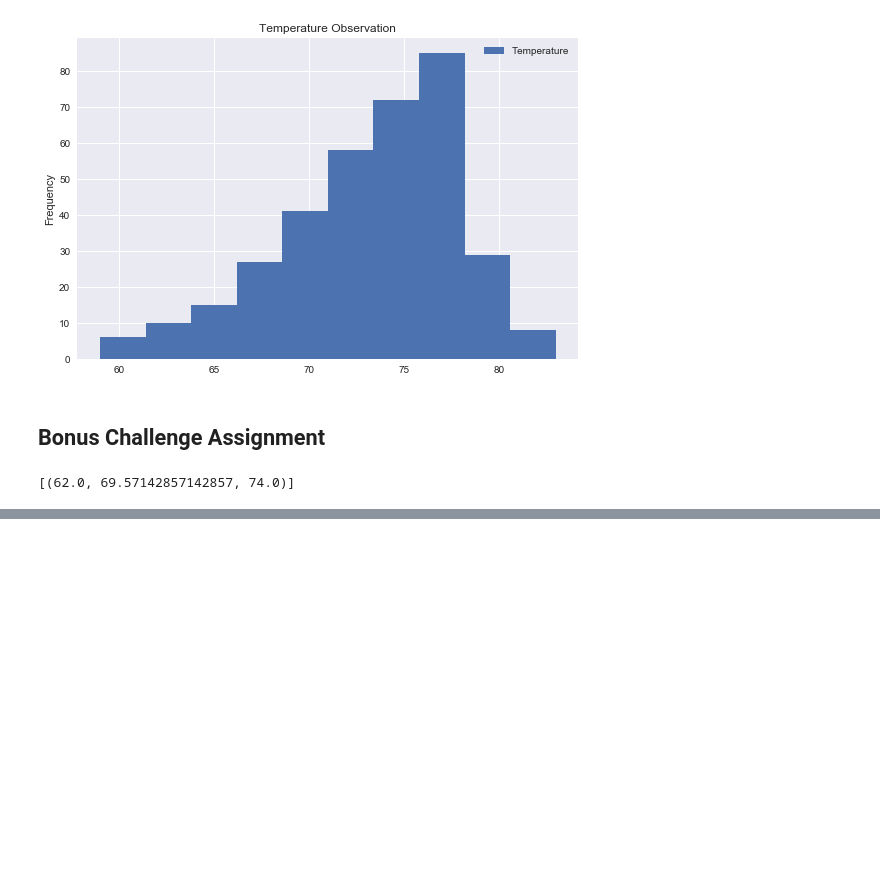
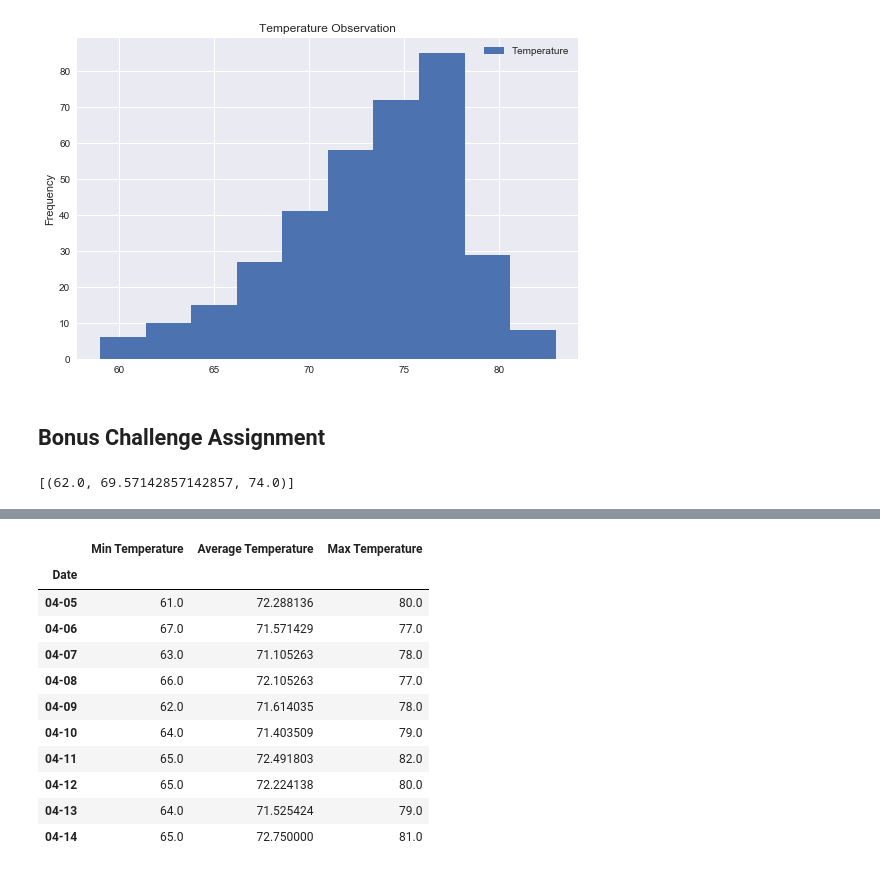
Before and after one commit to Jannat-Randhawa/SQL-Alchemy-, a Jupyter notebook: Climate.ipynb, the cells around one changed output, grey strips where cells are left out. Cells and saved outputs as stored; diff of their text form; code cells hidden in the pictures; blank space fills up the shorter version.

```diff
--- a/Climate.ipynb
+++ b/Climate.ipynb
@@ -269,2 +303,23 @@ daily_normals("01-01")
 # %%
-# Load the previous query results into a Pandas DataFrame and add the `trip_dates` range as the `date` index
+# Load the previous query results into a Pandas DataFrame add the `trip_dates` range as the `date` index
+trip_normal = [np.array(normal[0]) for normal in normals]
+trip_normal_db = pd.DataFrame(trip_normal)
+# Add the `trip_dates` range as the `date` index
+trip_normal_db["Date"] = dates_list
+trips_normal_db = trip_normal_db.rename(columns={0: "Min Temperature",
+                                                 1: "Average Temperature",
+                                                 2: "Max Temperature"}).set_index("Date")
+trips_normal_db
+# %% [output]
+|  | Min Temperature | Average Temperature | Max Temperature |
+| Date |  |  |  |
+| 04-05 | 61.0 | 72.288136 | 80.0 |
+| 04-06 | 67.0 | 71.571429 | 77.0 |
+| 04-07 | 63.0 | 71.105263 | 78.0 |
+| 04-08 | 66.0 | 72.105263 | 77.0 |
+| 04-09 | 62.0 | 71.614035 | 78.0 |
+| 04-10 | 64.0 | 71.403509 | 79.0 |
+| 04-11 | 65.0 | 72.491803 | 82.0 |
+| 04-12 | 65.0 | 72.224138 | 80.0 |
+| 04-13 | 64.0 | 71.525424 | 79.0 |
+| 04-14 | 65.0 | 72.750000 | 81.0 |
```
Also changed, not shown: parts of 12 cells of this notebook, 1 other file.
